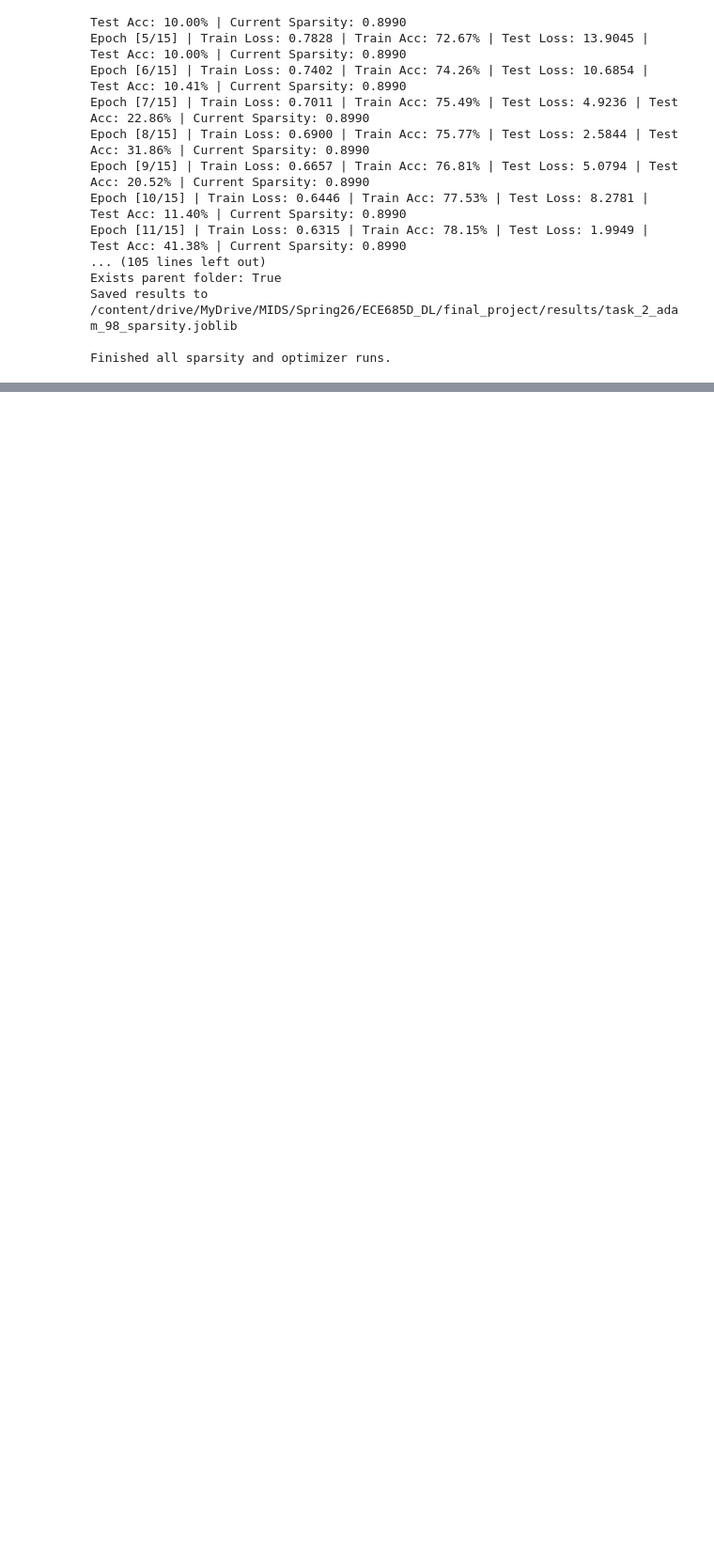
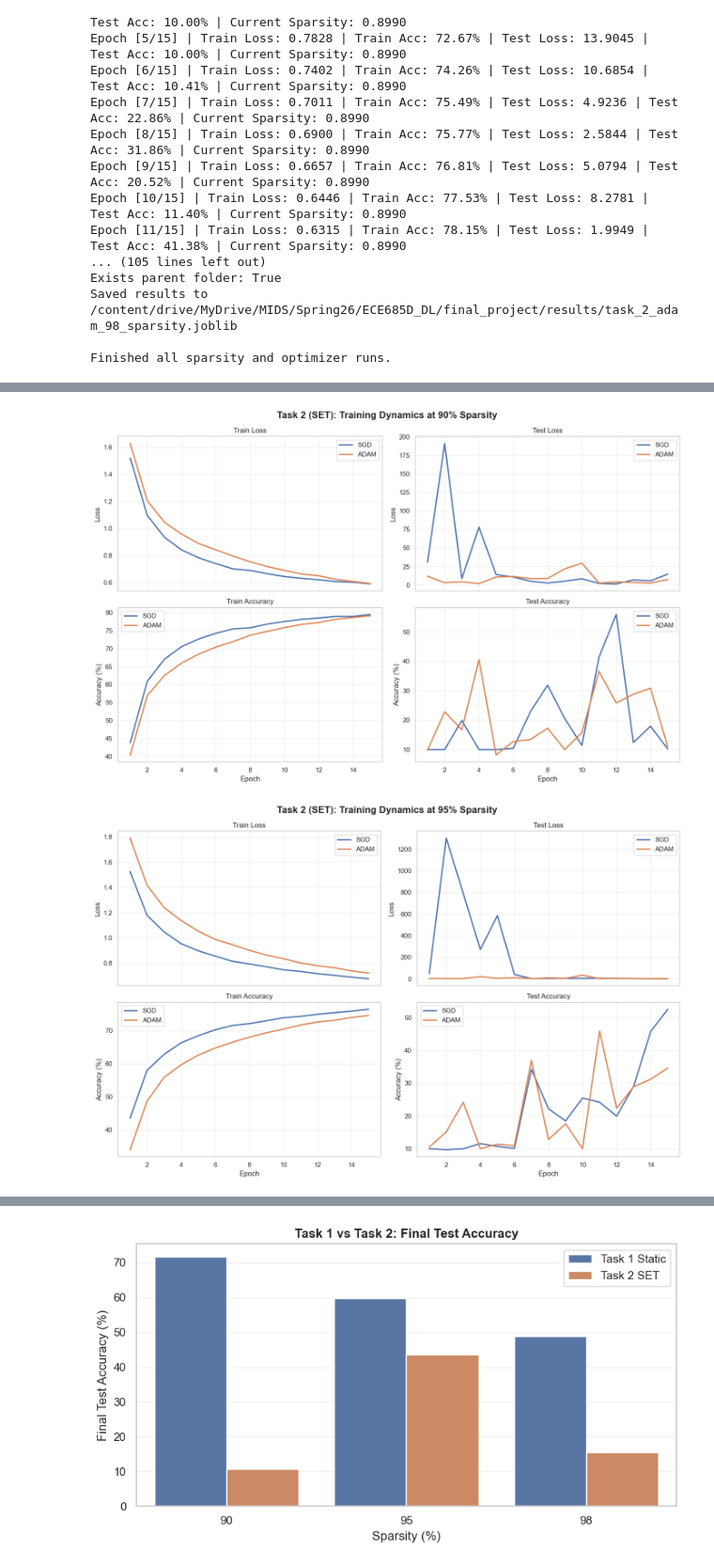
Before and after one commit to ammylin/ECE685D_Final_Project, a Jupyter notebook: 01_task_2.ipynb, the cells around one changed output, grey strips where cells are left out. Shown at 94% size. Drawn from its saved outputs; the diff is of its cells as text; code cells hidden in the pictures; blank space fills up the shorter version.

Commit message:
Added analysis and visualizations

```diff
--- a/01_task_2.ipynb
+++ b/01_task_2.ipynb
@@ -32,8 +33,7 @@ Mounted at /content/drive
 ['results']
 # %%
 test_path = os.path.join(
-    "/content/drive/MyDrive/MIDS/Spring26/ECE685D_DL/final_project/results",
-    "test.txt"
+    "/content/drive/MyDrive/MIDS/Spring26/ECE685D_DL/final_project/results", "test.txt"
 )
 
 with open(test_path, "w") as f:
@@ -240,6 +240,11 @@ def evaluate(model, loader, criterion):
     return average_loss, accuracy
 
 
+def snapshot_masks(masks):
+    # Store CPU copies so joblib artifacts are portable and analysis-friendly.
+    return {name: mask.detach().cpu().clone() for name, mask in masks.items()}
+
+
 all_results = {}
 
 for opt_name in optimizers:
@@ -252,6 +257,7 @@ for opt_name in optimizers:
         model, masks = build_sparse_model(target_sparsity)
         optimizer = build_optimizer(model, opt_name)
         history = {"train_loss": [], "train_acc": [], "test_loss": [], "test_acc": []}
+        mask_history = []
 
         for epoch in range(epochs):
             model.train()
@@ -278,6 +284,9 @@ for opt_name in optimizers:
             if (epoch + 1) % rewire_interval == 0:
                 prune_and_regrow(model, masks, prune_fraction)
                 apply_masks(model, masks)
+
+            # Save topology after this epoch's update for connectivity-evolution analysis.
+            mask_history.append(snapshot_masks(masks))
 
             total_active = sum(mask.sum().item() for mask in masks.values())
             total_possible = sum(mask.numel() for mask in masks.values())
@@ -313,6 +322,7 @@ for opt_name in optimizers:
             "test_loss": history["test_loss"],
             "test_acc": history["test_acc"],
             "masks": masks,
+            "mask_history": mask_history,
             "model_state": model.state_dict(),
         }
 
@@ -349,0 +983,50 @@ Finished all sparsity and optimizer runs.
+# %%
+plot_training_and_validation(results_task_2, task_label="Task 2 (SET)")
+
+task2_summary = plot_accuracy_vs_sparsity(results_task_2, task_label="Task 2 (SET)")
+comparison_df = compare_task1_vs_task2(results_task_1, results_task_2)
+
+layer_df_task1 = build_layer_sparsity_table(
+    results_task_1, method_label="Task 1 Static"
+)
+layer_df_task2 = build_layer_sparsity_table(results_task_2, method_label="Task 2 SET")
+layer_df_all = pd.concat([layer_df_task1, layer_df_task2], ignore_index=True)
+component_df = component_summary(layer_df_all)
+plot_component_sparsity(component_df)
+
+_, connectivity_overall_df = connectivity_overlap_task1_vs_task2(
+    results_task_1, results_task_2
+)
+plot_connectivity_overlap(connectivity_overall_df)
+
+evolution_df = analyze_mask_history_evolution(results_task_2)
+plot_mask_history_evolution(evolution_df)
+
+if task2_summary is not None:
+    print("\nTask 2 final accuracy summary:")
+    display(task2_summary)
+
+if comparison_df is not None:
+    print("\nTask 1 vs Task 2 comparison (positive delta means SET is better):")
+    display(comparison_df)
+    print("\nAverage delta by optimizer:")
+    display(
+        comparison_df.groupby("optimizer", as_index=False)[
+            "delta_set_minus_static"
+        ].mean()
+    )
+
+if not component_df.empty:
+    print("\nComponent-wise sparsity summary:")
+    display(component_df)
+
+if not connectivity_overall_df.empty:
+    print("\nConnectivity overlap summary (Task 1 vs Task 2):")
+    display(connectivity_overall_df)
+
+if not evolution_df.empty:
+    print("\nEpoch-wise connectivity evolution summary:")
+    display(evolution_df)
+# %% [output]
+[figure, added]
+[figure, added]
@@ -349,0 +1035 @@ Finished all sparsity and optimizer runs.
+[figure, added]
```
Also changed, not shown: parts of 13 cells of this notebook, 8 other files.
